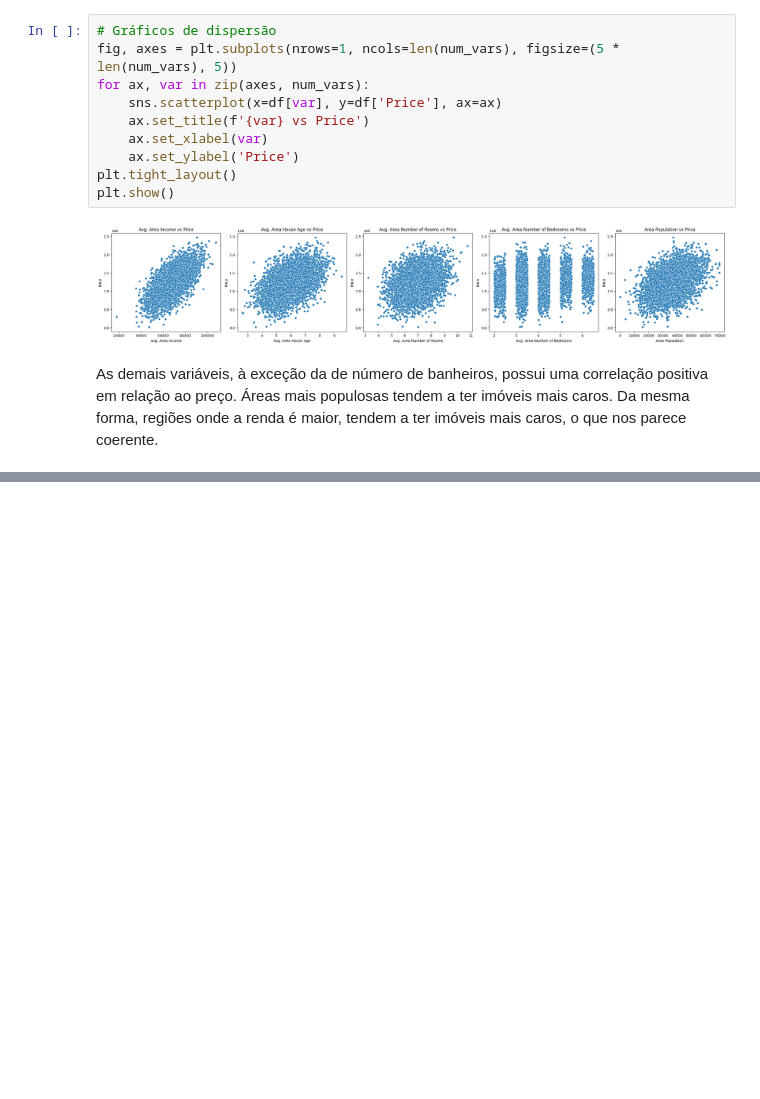
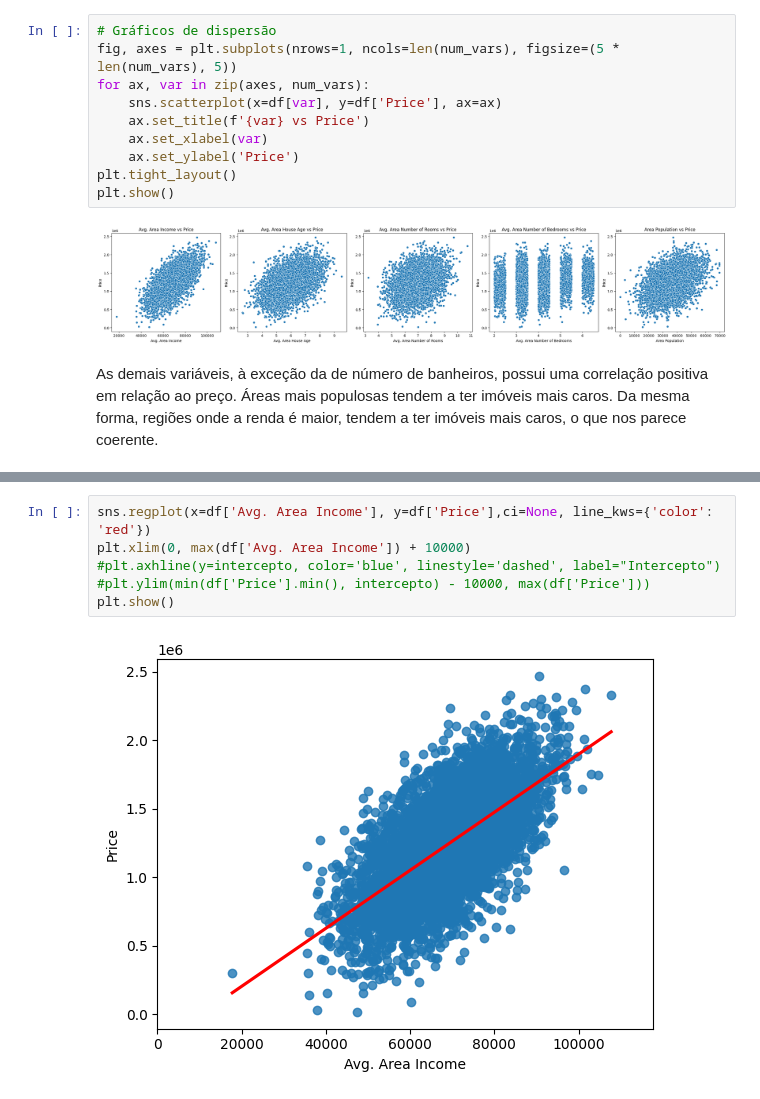
Before and after one commit to arqmarcel/precos_imoveis, a Jupyter notebook: preco_imoveis.ipynb, the cells around one changed output, grey strips where cells are left out. Drawn from its saved outputs; the diff is of its cells as text; blank space fills up the shorter version.

```diff
--- a/preco_imoveis.ipynb
+++ b/preco_imoveis.ipynb
@@ -280,0 +398,8 @@ Da mesma forma, regiões onde a renda é maior, tendem a ter imóveis mais caros
+# %%
+sns.regplot(x=df['Avg. Area Income'], y=df['Price'],ci=None, line_kws={'color': 'red'})
+plt.xlim(0, max(df['Avg. Area Income']) + 10000)
+#plt.axhline(y=intercepto, color='blue', linestyle='dashed', label="Intercepto")
+#plt.ylim(min(df['Price'].min(), intercepto) - 10000, max(df['Price']))
+plt.show()
+# %% [output]
+[figure, added]
```
Also changed, not shown: parts of 50 cells of this notebook, 4 other files.
